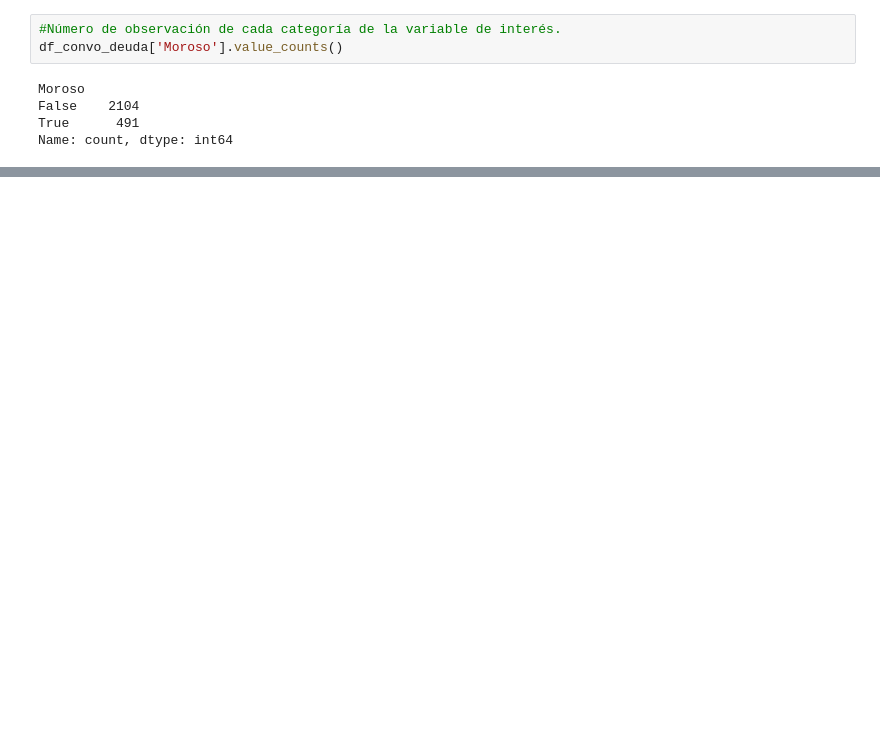
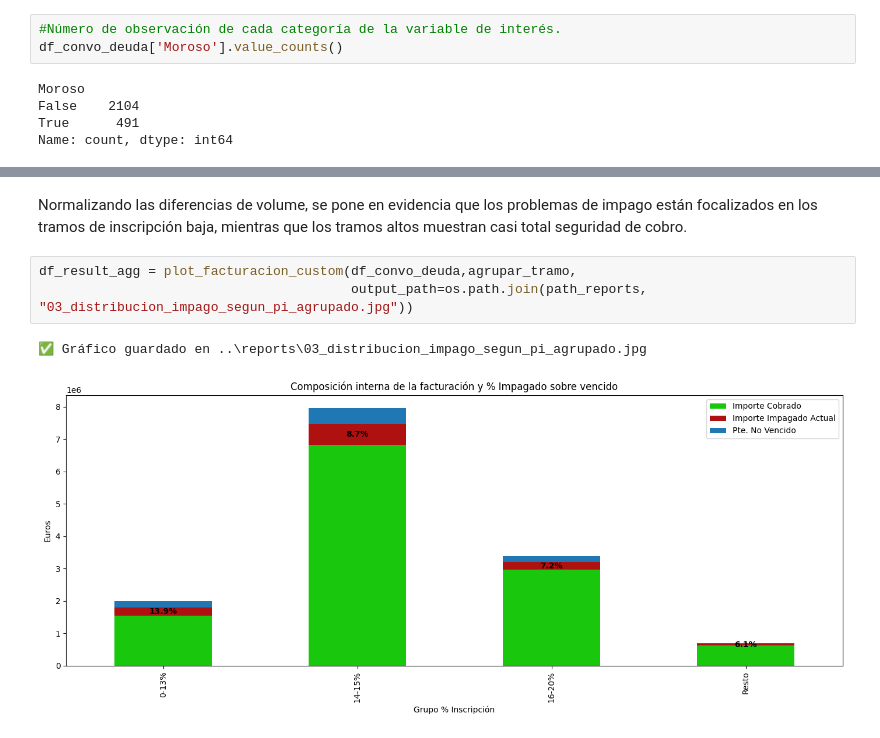
Before and after one commit to clorofilo/prediccion-morosidad, a Jupyter notebook: notebooks/01_eda.ipynb, the cells around one changed output, grey strips where cells are left out. Saved outputs shown, nothing was run; the diff lists cells and outputs as text; blank space fills up the shorter version.

```diff
--- a/notebooks/01_eda.ipynb
+++ b/notebooks/01_eda.ipynb
@@ -100,0 +445,8 @@ Name: count, dtype: int64
+# %% [markdown]
+Normalizando las diferencias de volume, se pone en evidencia que los problemas de impago están focalizados en los tramos de inscripción baja, mientras que los tramos altos muestran casi total seguridad de cobro.
+# %%
+df_result_agg = plot_facturacion_custom(df_convo_deuda,agrupar_tramo,
+                                        output_path=os.path.join(path_reports, "03_distribucion_impago_segun_pi_agrupado.jpg"))
+# %% [output]
+✅ Gráfico guardado en ..\reports\03_distribucion_impago_segun_pi_agrupado.jpg
+[figure, added]
```
Also changed, not shown: parts of 19 cells of this notebook, 7 other files.
